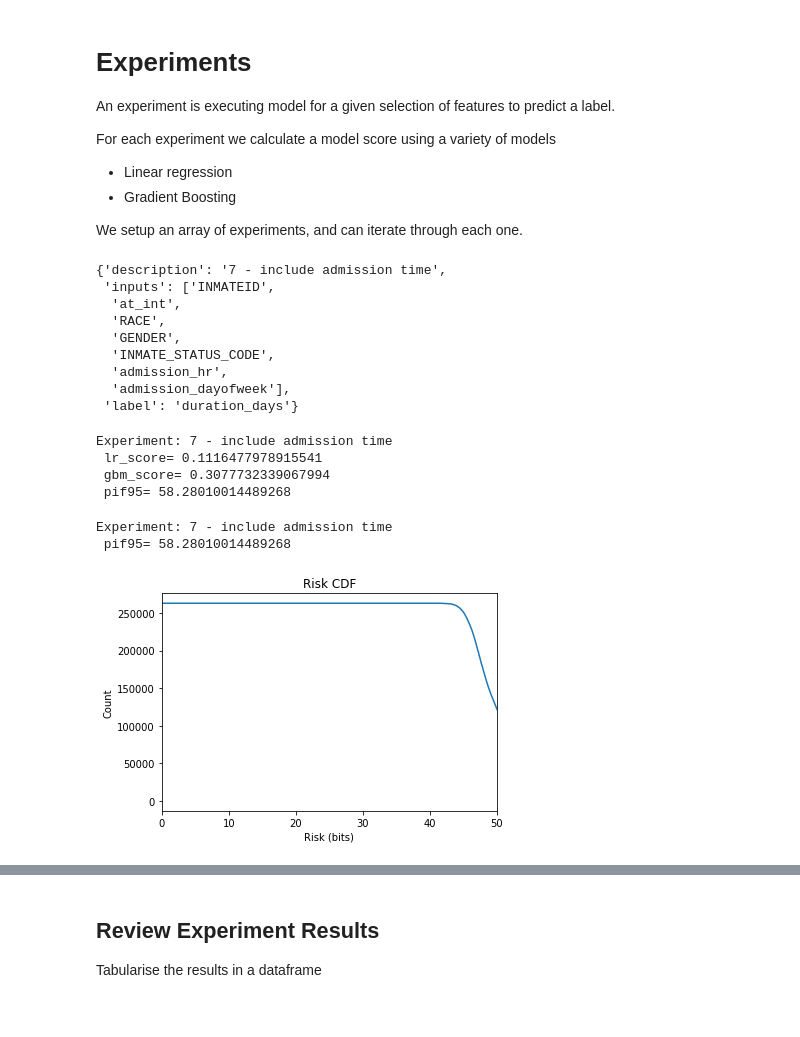
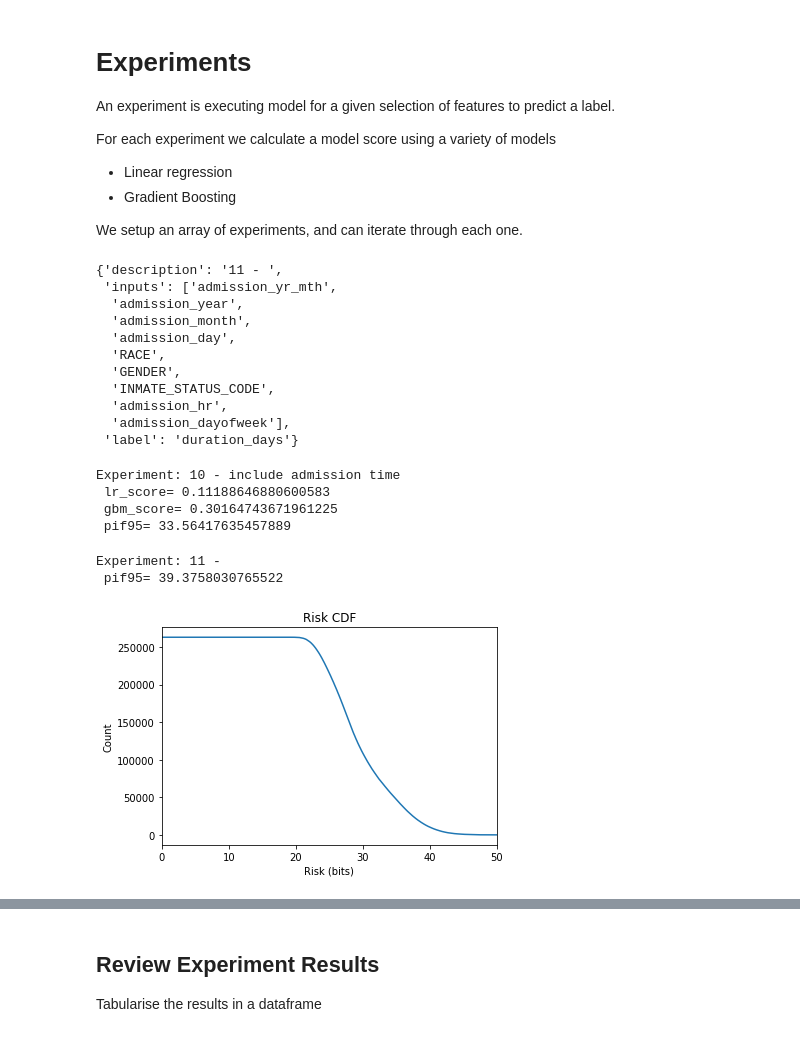
Before and after one commit to kelvinjross/ACSDataSharing, a Jupyter notebook: GBM_First_Private_Model.ipynb, the cells around one changed output, grey strips where cells are left out. Drawn from its saved outputs; the diff is of its cells as text; code cells hidden in the pictures.

```diff
--- a/GBM_First_Private_Model.ipynb
+++ b/GBM_First_Private_Model.ipynb
@@ -164,3 +164,5 @@ A value is trying to be set on a copy of a slice from a DataFrame.
 Try using .loc[row_indexer,col_indexer] = value instead
 
 See the caveats in the documentation: http://pandas.pydata.org/pandas-docs/stable/indexing.html#indexing-view-versus-copy
+# %%
+df['admission_yr_mth'] = df['admission_year'] + (df['admission_month'] / 12)
@@ -167,5 +175,6 @@ See the caveats in the documentation: http://pandas.pydata.org/pandas-docs/stabl
 # %%
 df['admission_dayofweek'] = df['ADMITTED_DT'].apply(lambda x: x.dayofweek)
+df["admission_weekday"] = df["admission_dayofweek"] < 5
 # %% [output]
 A value is trying to be set on a copy of a slice from a DataFrame.
 Try using .loc[row_indexer,col_indexer] = value instead
@@ -415,12 +428,48 @@ experiments = [
 
 #7
     {
-        "description" : '7 - include admission time',
+        "description" : '7 - include admission time and inmate ID, should be pretty bad privacy, and model may memorise inmate outcomes',
         "label" : 'duration_days',
         # at_int is the admission time in seconds
         "inputs" : ['INMATEID', 'at_int', 'RACE', 'GENDER', 'INMATE_STATUS_CODE','admission_hr','admission_dayofweek']
     },
 
+#8
+    {
+        "description" : '8 - include admission time',
+        "label" : 'duration_days',
+        # at_int is the admission time in seconds
+        "inputs" : ['at_int', 'RACE', 'GENDER', 'INMATE_STATUS_CODE','admission_hr','admission_dayofweek']
+    },
+
+#9
+    {
+        "description" : '9 - include admission time',
+        "label" : 'duration_days',
+        # at_int is the admission time in seconds
+        "inputs" : ['admission_yr_mth', 'RACE', 'GENDER', 'INMATE_STATUS_CODE','admission_hr','admission_dayofweek']
+    },
+
+#10
+    {
+        "description" : '10 - include admission time',
+        "label" : 'duration_days',
+        # at_int is the admission time in seconds
+        "inputs" : ['admission_year', 'admission_month', 'admission_day', 'RACE', 'GENDER', 'INMATE_STATUS_CODE','admission_hr','admission_dayofweek']
+    },
+
+#11
+    {
+        "description" : '11 - ',
+        "label" : 'duration_days',
+        # at_int is the admission time in seconds
+        "inputs" : ['admission_yr_mth', 'admission_year', 'admission_month', 'admission_day', 'RACE', 'GENDER', 'INMATE_STATUS_CODE','admission_hr','admission_dayofweek']
+    },
+
+
+
+
+
 
 
 ]
@@ -508,11 +614,13 @@ def view_experiment_pif(experiment):
     klcalculator.display_risks(selected_features, selected_risks)
     klcalculator.display_risks(selected_df.columns, risks)
 # %%
-experiments[7]
+experiments[11]
 # %% [output]
-{'description': '7 - include admission time',
- 'inputs': ['INMATEID',
-  'at_int',
+{'description': '11 - ',
+ 'inputs': ['admission_yr_mth',
+  'admission_year',
+  'admission_month',
+  'admission_day',
   'RACE',
   'GENDER',
   'INMATE_STATUS_CODE',
@@ -520,16 +628,16 @@ experiments[7]
   'admission_dayofweek'],
  'label': 'duration_days'}
 # %%
-run_experiment(experiments[7])
+run_experiment(experiments[10])
 # %% [output]
-Experiment: 7 - include admission time
- lr_score= 0.1116477978915541
- gbm_score= 0.3077732339067994
- pif95= 58.28010014489268
+Experiment: 10 - include admission time
+ lr_score= 0.11188646880600583
+ gbm_score= 0.30164743671961225
+ pif95= 33.56417635457889
 # %%
-view_experiment_pif(experiments[7])
+view_experiment_pif(experiments[11])
 # %% [output]
-Experiment: 7 - include admission time
- pif95= 58.28010014489268
+Experiment: 11 -
+ pif95= 39.3758030765522
-[figure, old version]
+[figure, new version]
 # %%
```
Also changed, not shown: parts of 12 cells of this notebook, 3 other files.
